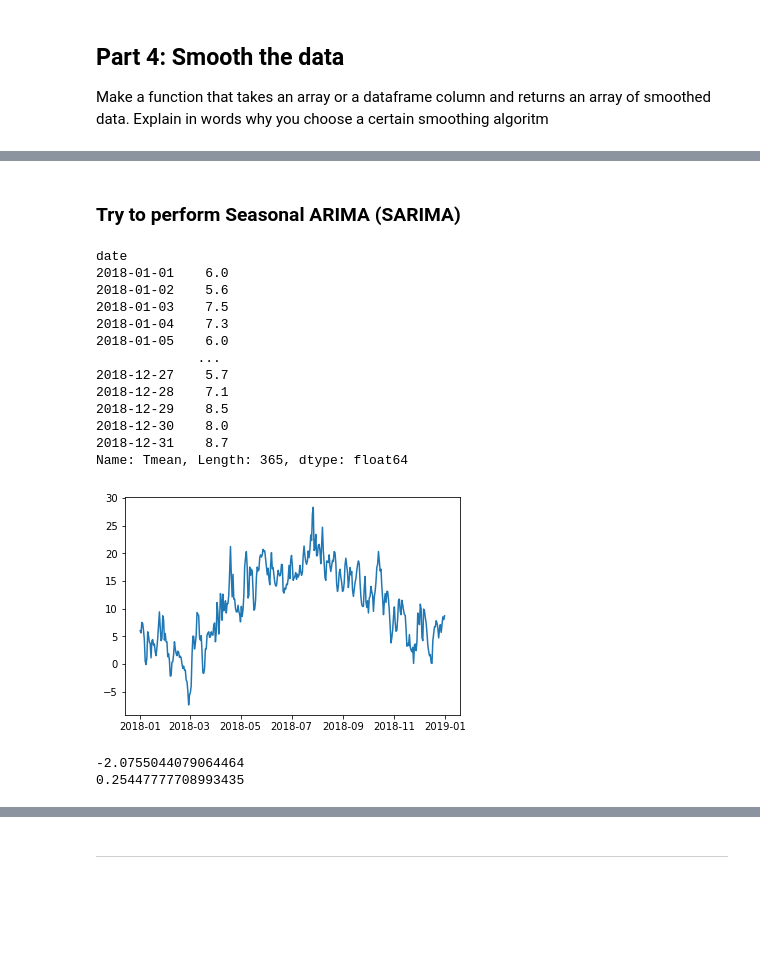
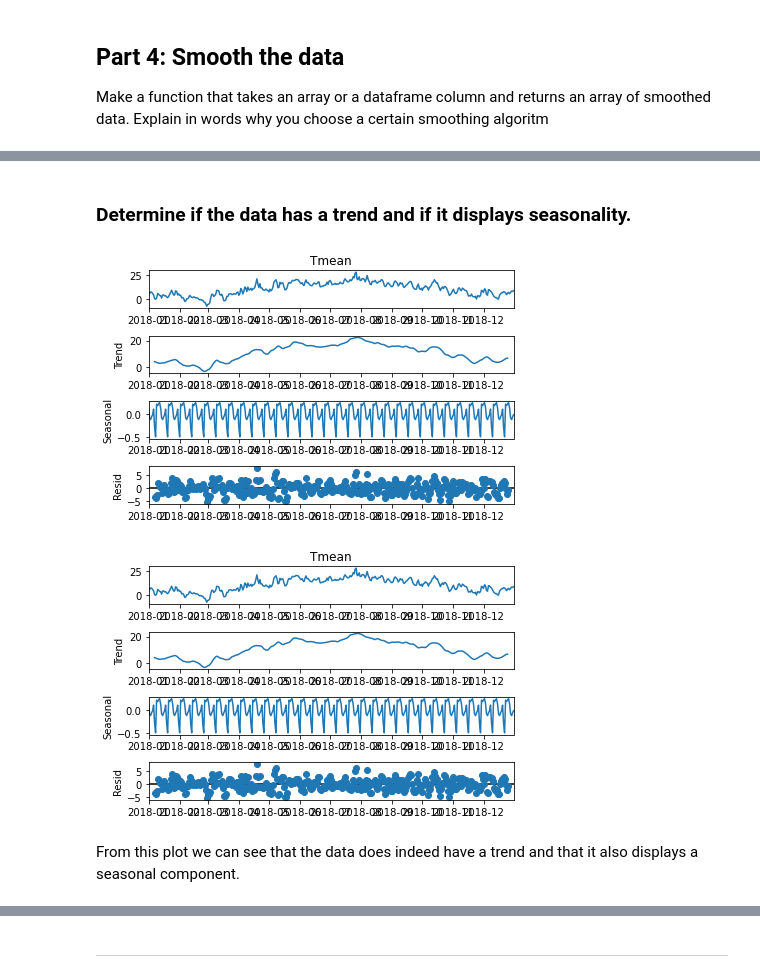
Before and after one commit to stijn-arends/BFVM19PROG1, a Jupyter notebook: assessments/Assignment_week_04.ipynb, the cells around one changed output, grey strips where cells are left out. Saved outputs shown, nothing was run; the diff lists cells and outputs as text; code cells hidden in the pictures; blank space fills up the shorter version.

```diff
--- a/assessments/Assignment_week_04.ipynb
+++ b/assessments/Assignment_week_04.ipynb
@@ -50,6 +50,9 @@ from statsmodels.tsa.arima_model import ARIMA
 from statsmodels.tsa.stattools import adfuller
 # %%
 def get_config():
+    """
+    Read in config file and return it as a dictionary.
+    """
     with open("config.yaml", 'r') as stream:
         config = yaml.safe_load(stream)
     return config
@@ -520,39 +410,15 @@ plt.show()
-# %% [markdown]
-### Try to perform Seasonal ARIMA (SARIMA)
-# %%
-# LINKS:
-# part 1: https://towardsdatascience.com/time-series-in-python-exponential-smoothing-and-arima-processes-2c67f2a52788
-# part 2: https://towardsdatascience.com/time-series-in-python-part-2-dealing-with-seasonal-data-397a65b74051
-
-df = after_2018.copy()
-df.set_index('date', inplace = True)
-ts = df["Tmean"]
-ts
-# %% [output]
-date
-2018-01-01    6.0
-2018-01-02    5.6
-2018-01-03    7.5
-2018-01-04    7.3
-2018-01-05    6.0
-             ...
-2018-12-27    5.7
-2018-12-28    7.1
-2018-12-29    8.5
-2018-12-30    8.0
-2018-12-31    8.7
-Name: Tmean, Length: 365, dtype: float64
-# %%
-plt.plot(ts.index, ts.values)
-plt.show()
-# %% [output]
-[figure, removed]
-# %%
-# perform augmented Dickey-Fuller Test
-# ADF-test - null hypothesis = non-stationary -> if p-value < 0.05
-adfuller_result = adfuller(ts, autolag='AIC')
-print(adfuller_result[0])
-print(adfuller_result[1])
-# %% [output]
--2.0755044079064464
-0.25447777708993435
+# %% [markdown]
+### Determine if the data has a trend and if it displays seasonality.
+# %%
+df = after_2018.copy()
+df.set_index('date', inplace = True)
+ts = df["Tmean"]
+
+
+decompose_result = seasonal_decompose(ts, model = "additive", period=12)
+decompose_result.plot()
+# %% [output]
+[figure, added]
+[figure, added]
+# %% [markdown]
+From this plot we can see that the data does indeed have a trend and that it also displays a seasonal component.
```
Also changed, not shown: parts of 17 cells of this notebook.
